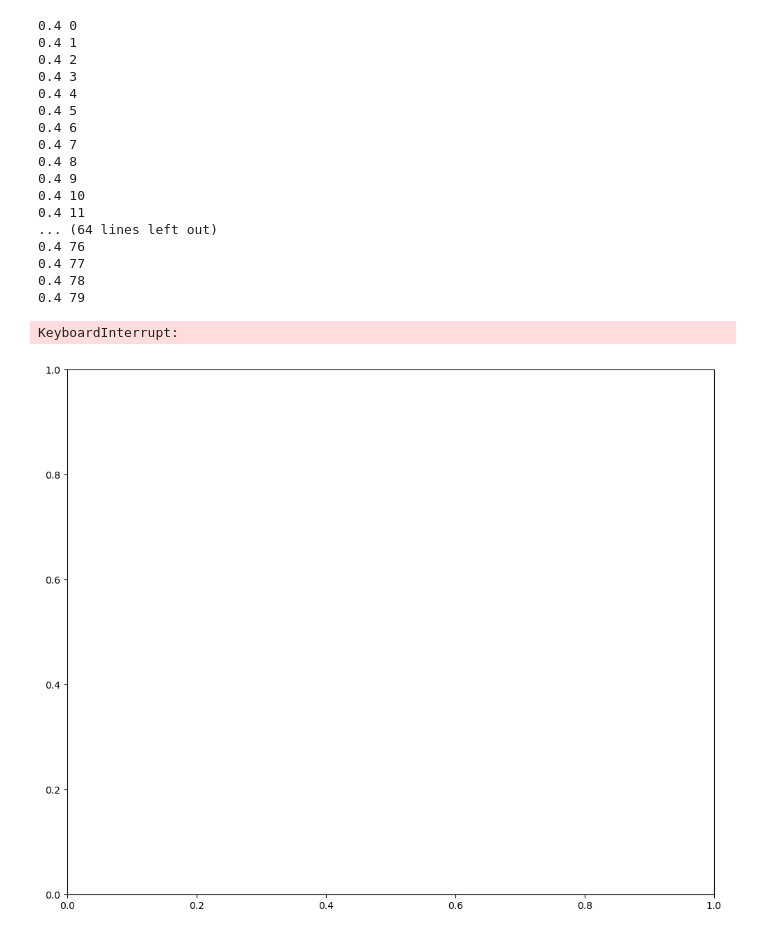
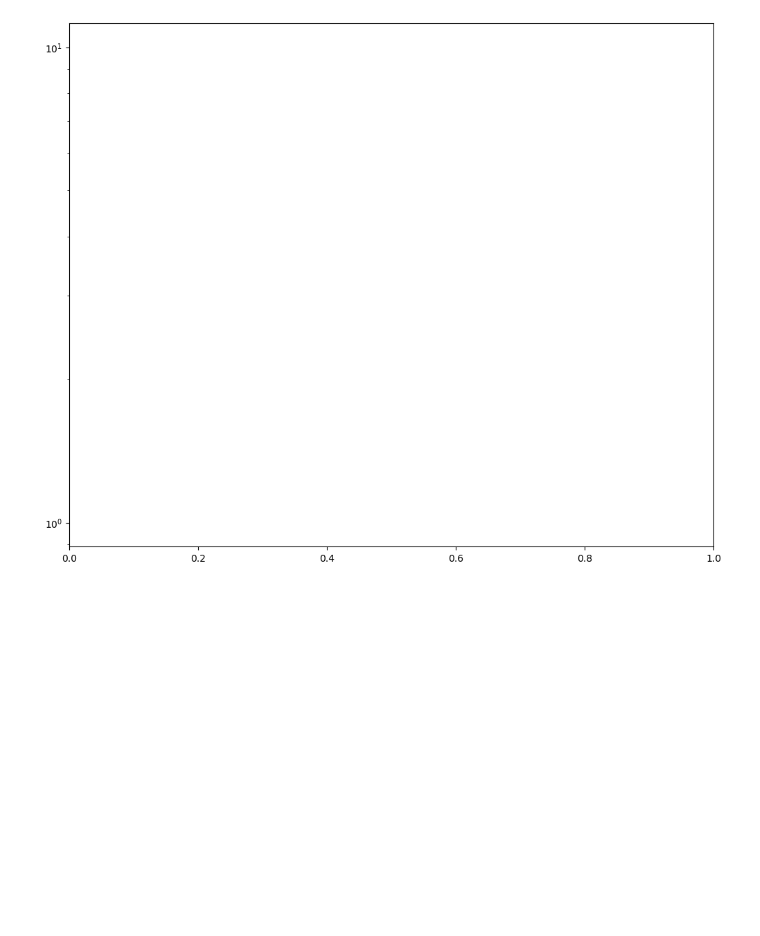
Before and after one commit to makskliczkowski/Transverse_Ising_ETH, a Jupyter notebook: IsignTransverse_ETH/Python/anderson.ipynb, the cells around one changed output. Saved outputs shown, nothing was run; the diff lists cells and outputs as text; code cells hidden in the pictures; blank space fills up the shorter version.

```diff
--- a/IsignTransverse_ETH/Python/anderson.ipynb
+++ b/IsignTransverse_ETH/Python/anderson.ipynb
@@ -41,7 +41,7 @@ print(cf.base_directory)
 # %%
 
 def load_loc(w = 0.2):
-    name = "/Users/rafal.swietek/Projects/Transverse_Ising_ETH/IsignTransverse_ETH/results/HEISENBERG/disorder/PBC/LocLengthDist_%.2f.dat"%(w)
+    name = "/Users/rafal.swietek/Projects/Transverse_Ising_ETH/IsignTransverse_ETH/results/HEISENBERG/disorder/PBC/LocLengthDist_L=%d_%.2f.dat"%(L,w)
     loc_len = np.loadtxt(name, unpack=True)
     return np.array(loc_len)
 
@@ -50,7 +50,7 @@ def load_orbital(w = 0.2, n = 100):
     orbital = np.loadtxt(name, unpack=True)
     return np.array(orbital)
 
-L = 500
+L = 2000
 J = 1.0
 dis = np.linspace(0.2, 0.8, 7)
 
@@ -117,53 +117,35 @@ L = 10
 realisations = 101
 J = 1.0
 dis = []
-for i in range(0, 14) :
-    dis.append(0.4 + i * 0.2)
+#for i in range(0, 14) :
+#    dis.append(0.4 + i * 0.2)
 
 r_vals = range(-int(L / 2), int(L / 2), 1)
 
 fig, ax = plt.subplots(figsize=(12,10), dpi = 100)
 for w in dis:
     loc_len = [0 for _ in range(L)]
     E = []
     for realis in range(0, realisations):
         eigvals, eigvecs = orbtials(system_size=L, J = J, h = w)
         E = eigvals
         f = 0
         for state in eigvecs:
             fit_data = []
             for k in range(0, len(r_vals)):
                 val = 0
                 r = r_vals[k]
                 for n in range(0, L):
                     idx = (n + r) % L
                     val += np.abs(state[n] * state[idx])
                 fit_data.append(np.log(val))
 
             pars, sth = fit(fit_func, r_vals, fit_data)
             loc_len[f] += pars[0] / float(realisations)
             f = f+1
         print(w, realis)
     ax.plot(E, loc_len)
 ax.set_yscale('log')
 plt.show()
 # %% [output]
-0.4 0
-0.4 1
-0.4 2
-0.4 3
-0.4 4
-0.4 5
-0.4 6
-0.4 7
-0.4 8
-0.4 9
-0.4 10
-0.4 11
-... (64 lines left out)
-0.4 76
-0.4 77
-0.4 78
-0.4 79
-KeyboardInterrupt:
-[figure, old version]
+[figure, new version]
```
Also changed, not shown: parts of 3 cells of this notebook, 9 other files.
